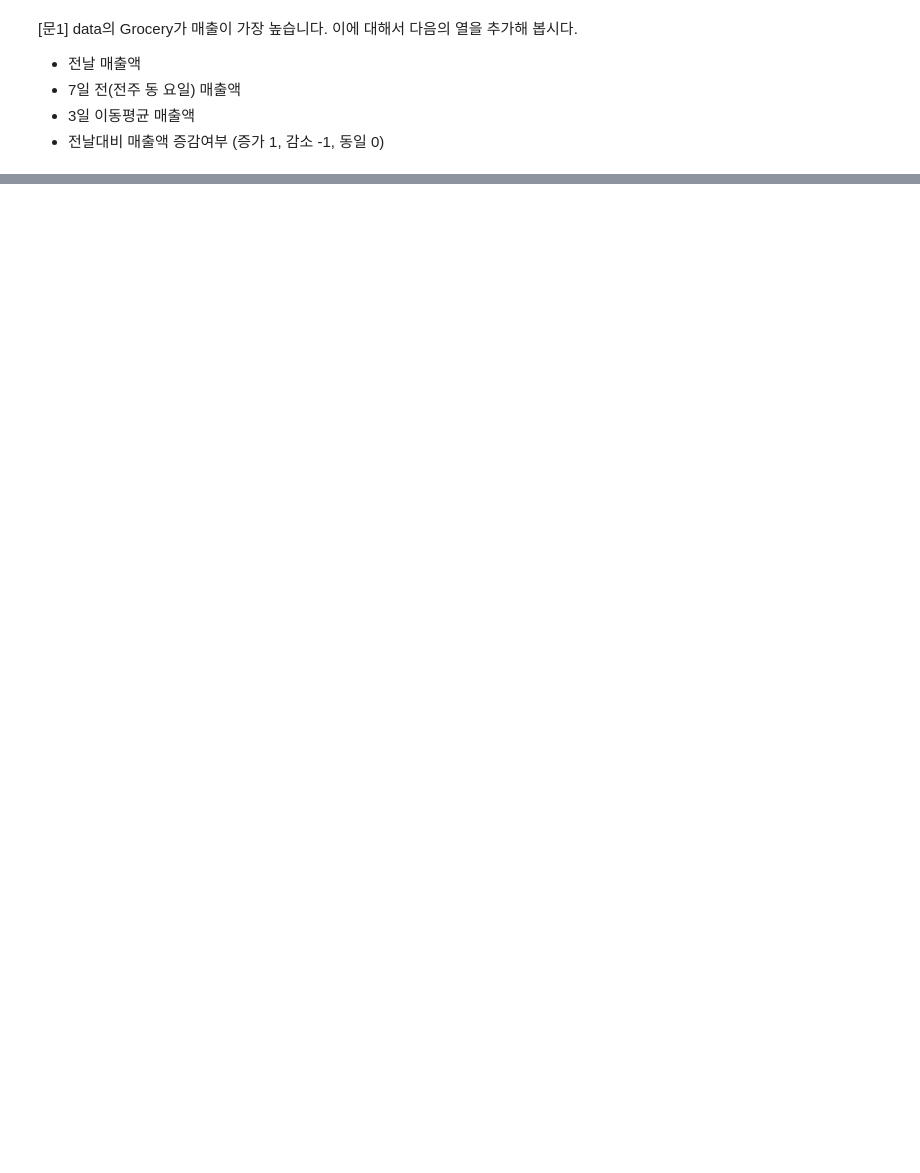
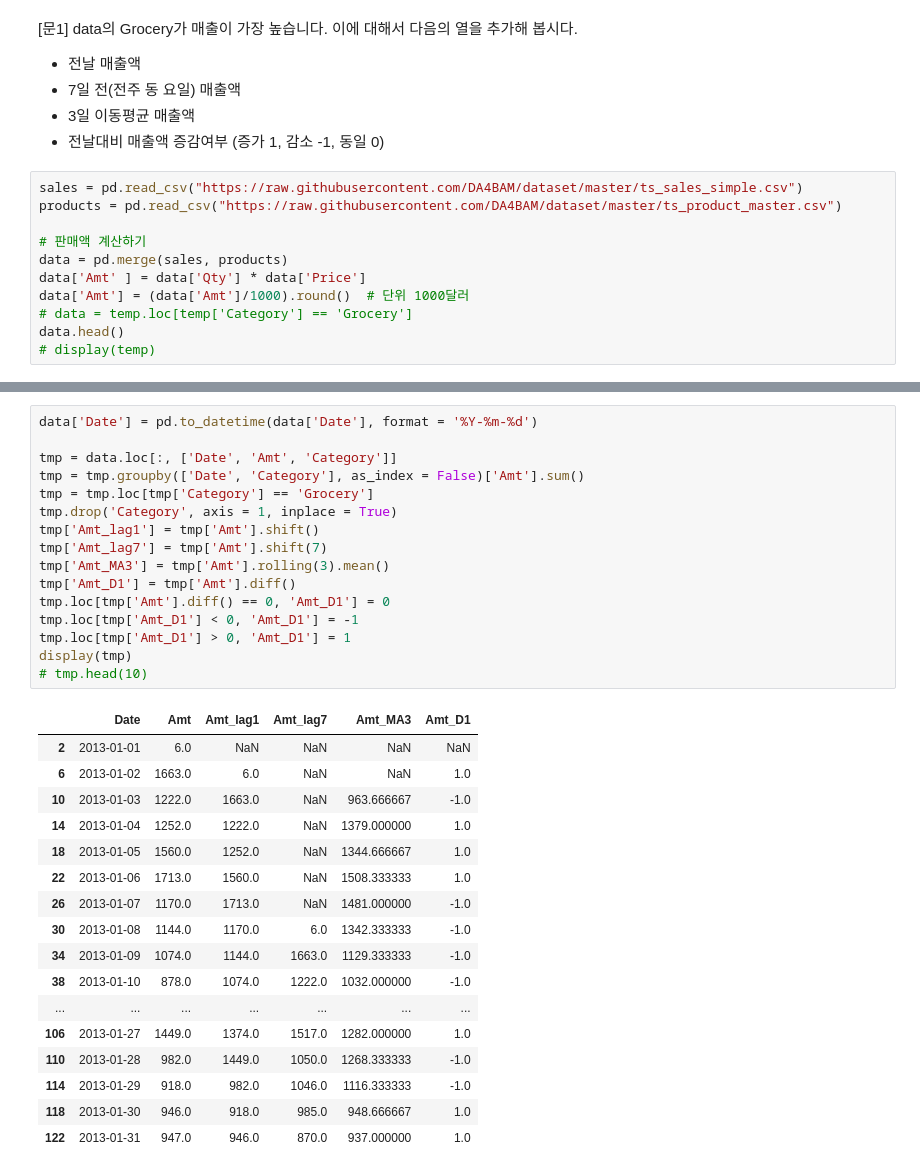
Before and after one commit to Oldman3840/Aivle_Week2, a Jupyter notebook: Date_Data_Processing_20230207.ipynb, the cells around one changed output, grey strips where cells are left out. Saved outputs shown, nothing was run; the diff lists cells and outputs as text; blank space fills up the shorter version.

```diff
--- a/Date_Data_Processing_20230207.ipynb
+++ b/Date_Data_Processing_20230207.ipynb
@@ -323,3 +323,14 @@ temp.head(10)
 * 7일 전(전주 동 요일) 매출액
 * 3일 이동평균 매출액
 * 전날대비 매출액 증감여부 (증가 1, 감소 -1, 동일 0)
+# %%
+sales = pd.read_csv("https://raw.githubusercontent.com/DA4BAM/dataset/master/ts_sales_simple.csv")
+products = pd.read_csv("https://raw.githubusercontent.com/DA4BAM/dataset/master/ts_product_master.csv")
+
+# 판매액 계산하기
+data = pd.merge(sales, products)
+data['Amt' ] = data['Qty'] * data['Price']
+data['Amt'] = (data['Amt']/1000).round()  # 단위 1000달러
+# data = temp.loc[temp['Category'] == 'Grocery']
+data.head()
+# display(temp)
@@ -325,0 +344,34 @@ temp.head(10)
+# %%
+data['Date'] = pd.to_datetime(data['Date'], format = '%Y-%m-%d')
+
+tmp = data.loc[:, ['Date', 'Amt', 'Category']]
+tmp = tmp.groupby(['Date', 'Category'], as_index = False)['Amt'].sum()
+tmp = tmp.loc[tmp['Category'] == 'Grocery']
+tmp.drop('Category', axis = 1, inplace = True)
+tmp['Amt_lag1'] = tmp['Amt'].shift()
+tmp['Amt_lag7'] = tmp['Amt'].shift(7)
+tmp['Amt_MA3'] = tmp['Amt'].rolling(3).mean()
+tmp['Amt_D1'] = tmp['Amt'].diff()
+tmp.loc[tmp['Amt'].diff() == 0, 'Amt_D1'] = 0
+tmp.loc[tmp['Amt_D1'] < 0, 'Amt_D1'] = -1
+tmp.loc[tmp['Amt_D1'] > 0, 'Amt_D1'] = 1
+display(tmp)
+# tmp.head(10)
+# %% [output]
+|  | Date | Amt | Amt_lag1 | Amt_lag7 | Amt_MA3 | Amt_D1 |
+| 2 | 2013-01-01 | 6.0 | NaN | NaN | NaN | NaN |
+| 6 | 2013-01-02 | 1663.0 | 6.0 | NaN | NaN | 1.0 |
+| 10 | 2013-01-03 | 1222.0 | 1663.0 | NaN | 963.666667 | -1.0 |
+| 14 | 2013-01-04 | 1252.0 | 1222.0 | NaN | 1379.000000 | 1.0 |
+| 18 | 2013-01-05 | 1560.0 | 1252.0 | NaN | 1344.666667 | 1.0 |
+| 22 | 2013-01-06 | 1713.0 | 1560.0 | NaN | 1508.333333 | 1.0 |
+| 26 | 2013-01-07 | 1170.0 | 1713.0 | NaN | 1481.000000 | -1.0 |
+| 30 | 2013-01-08 | 1144.0 | 1170.0 | 6.0 | 1342.333333 | -1.0 |
+| 34 | 2013-01-09 | 1074.0 | 1144.0 | 1663.0 | 1129.333333 | -1.0 |
+| 38 | 2013-01-10 | 878.0 | 1074.0 | 1222.0 | 1032.000000 | -1.0 |
+| ... | ... | ... | ... | ... | ... | ... |
+| 106 | 2013-01-27 | 1449.0 | 1374.0 | 1517.0 | 1282.000000 | 1.0 |
+| 110 | 2013-01-28 | 982.0 | 1449.0 | 1050.0 | 1268.333333 | -1.0 |
+| 114 | 2013-01-29 | 918.0 | 982.0 | 1046.0 | 1116.333333 | -1.0 |
+| 118 | 2013-01-30 | 946.0 | 918.0 | 985.0 | 948.666667 | 1.0 |
+| 122 | 2013-01-31 | 947.0 | 946.0 | 870.0 | 937.000000 | 1.0 |
```
Also changed, not shown: parts of 1 cell of this notebook, 3 other files.
